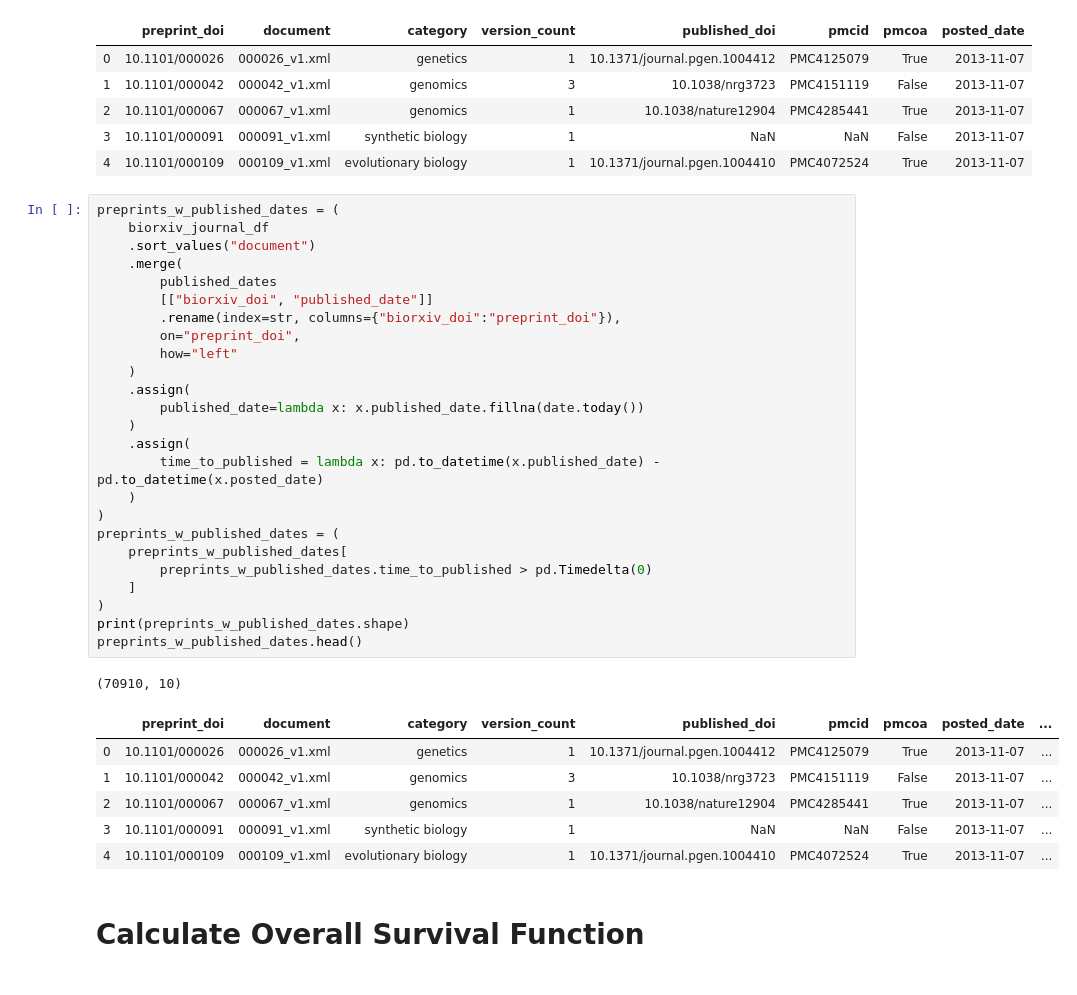
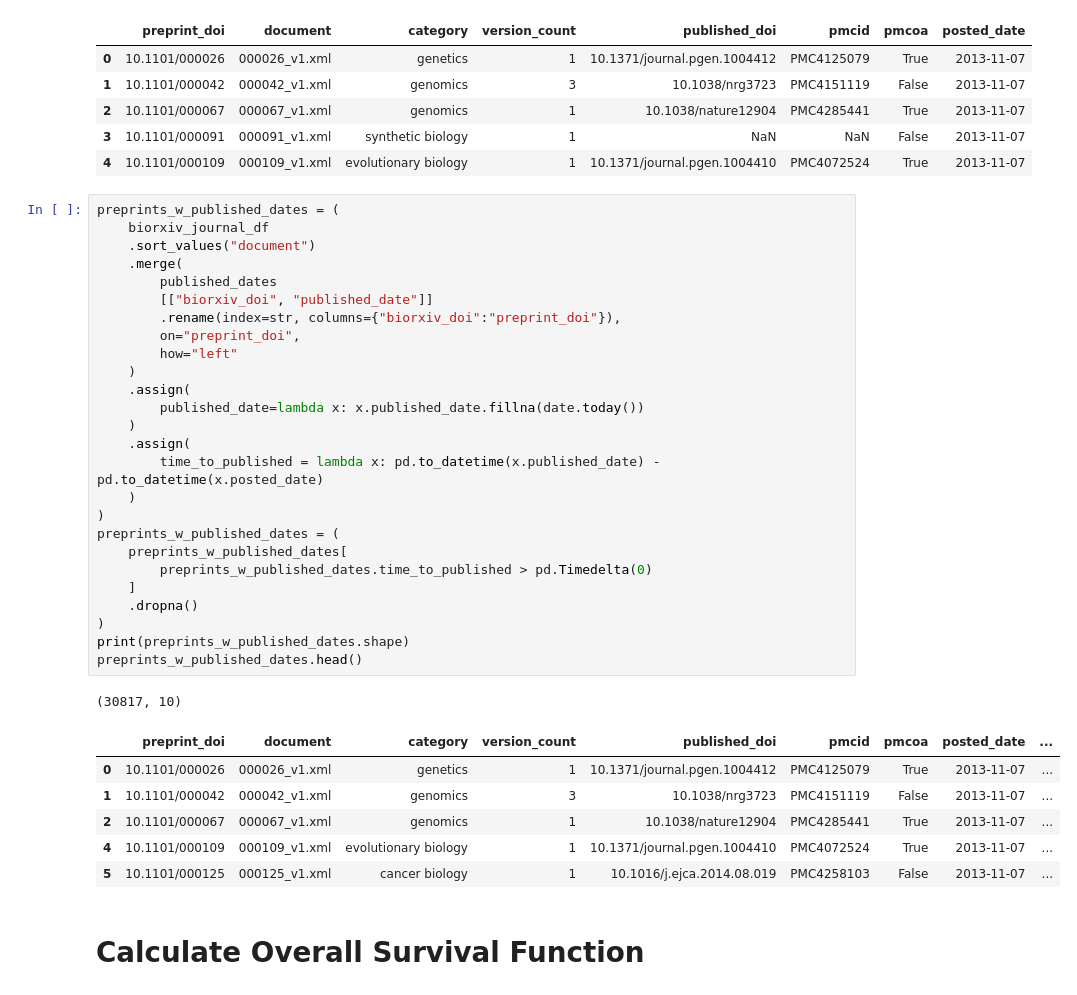
Before and after one commit to greenelab/annorxiver, a Jupyter notebook: biorxiv/time_to_publication/time_to_published_refurbished.ipynb, the cells around one changed output. Drawn from its saved outputs; the diff is of its cells as text.

```diff
--- a/biorxiv/time_to_publication/time_to_published_refurbished.ipynb
+++ b/biorxiv/time_to_publication/time_to_published_refurbished.ipynb
@@ -71,36 +71,37 @@ biorxiv_journal_df.head()
 # %%
 preprints_w_published_dates = (
     biorxiv_journal_df
     .sort_values("document")
     .merge(
         published_dates
         [["biorxiv_doi", "published_date"]]
         .rename(index=str, columns={"biorxiv_doi":"preprint_doi"}),
         on="preprint_doi",
         how="left"
     )
     .assign(
         published_date=lambda x: x.published_date.fillna(date.today())
     )
     .assign(
         time_to_published = lambda x: pd.to_datetime(x.published_date) - pd.to_datetime(x.posted_date)
     )
 )
 preprints_w_published_dates = (
     preprints_w_published_dates[
         preprints_w_published_dates.time_to_published > pd.Timedelta(0)
     ]
+    .dropna()
 )
 print(preprints_w_published_dates.shape)
 preprints_w_published_dates.head()
 # %% [output]
-(70910, 10)
+(30817, 10)
 |  | preprint_doi | document | category | version_count | published_doi | pmcid | pmcoa | posted_date | ... |
 | 0 | 10.1101/000026 | 000026_v1.xml | genetics | 1 | 10.1371/journal.pgen.1004412 | PMC4125079 | True | 2013-11-07 | ... |
 | 1 | 10.1101/000042 | 000042_v1.xml | genomics | 3 | 10.1038/nrg3723 | PMC4151119 | False | 2013-11-07 | ... |
 | 2 | 10.1101/000067 | 000067_v1.xml | genomics | 1 | 10.1038/nature12904 | PMC4285441 | True | 2013-11-07 | ... |
-| 3 | 10.1101/000091 | 000091_v1.xml | synthetic biology | 1 | NaN | NaN | False | 2013-11-07 | ... |
 | 4 | 10.1101/000109 | 000109_v1.xml | evolutionary biology | 1 | 10.1371/journal.pgen.1004410 | PMC4072524 | True | 2013-11-07 | ... |
+| 5 | 10.1101/000125 | 000125_v1.xml | cancer biology | 1 | 10.1016/j.ejca.2014.08.019 | PMC4258103 | False | 2013-11-07 | ... |
 # %% [markdown]
 # Calculate Overall Survival Function
 # %% [markdown]
```
Also changed, not shown: parts of 7 cells of this notebook, 13 other files.
